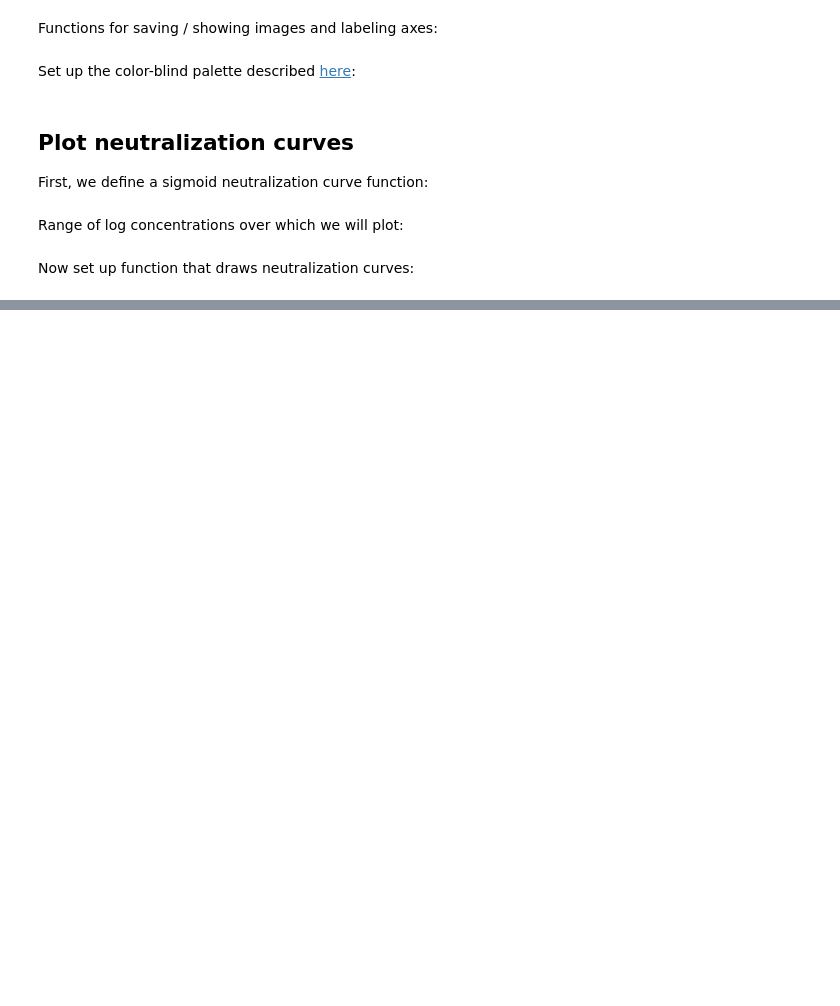
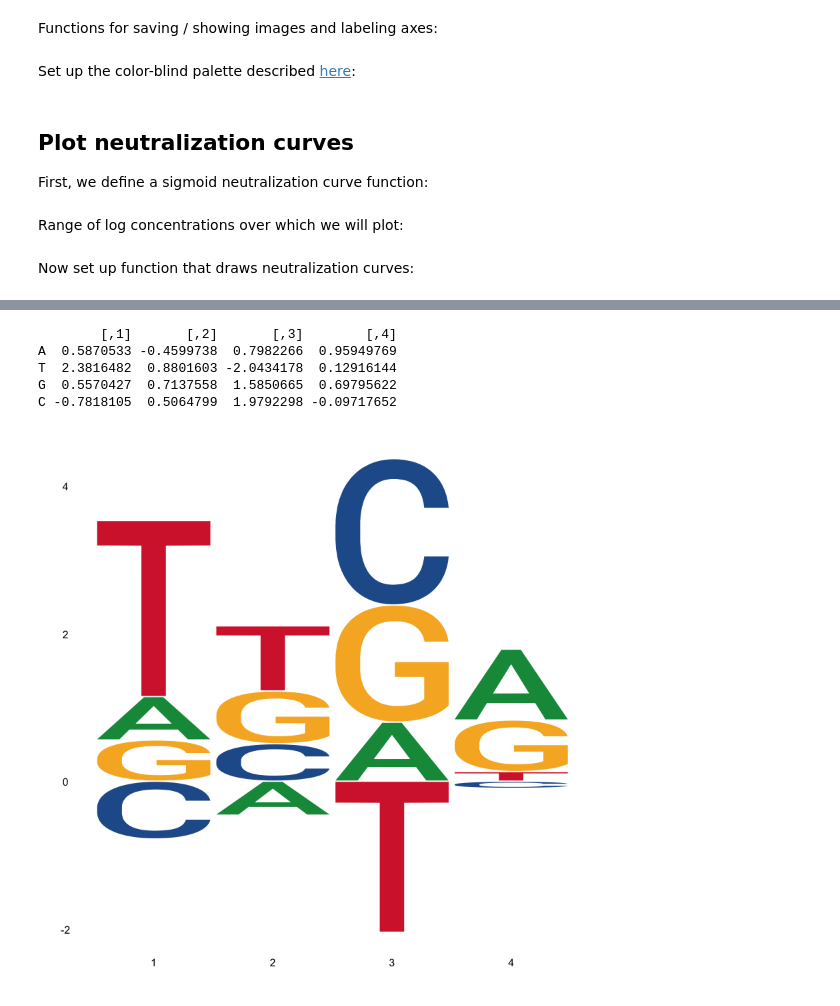
Before and after one commit to jbloomlab/HA_antibody_ease_of_escape, a Jupyter notebook: paper/figs/fracsurvive_example/fracsurvive_example.ipynb, the cells around one changed output, grey strips where cells are left out. Drawn from its saved outputs; the diff is of its cells as text; code cells hidden in the pictures; blank space fills up the shorter version.

```diff
--- a/paper/figs/fracsurvive_example/fracsurvive_example.ipynb
+++ b/paper/figs/fracsurvive_example/fracsurvive_example.ipynb
@@ -120,0 +161,13 @@ saveShowPlot(p[[3]], width=5, height=3)
+# %%
+mat <- matrix(rnorm(16), nrow=4, dimnames=list(c('A', 'T', 'G', 'C')))
+print(mat)
+ggseqlogo(mat,
+  method='custom',
+  seq_type='dna')
+# %% [output]
+        [,1]       [,2]       [,3]        [,4]
+A  0.5870533 -0.4599738  0.7982266  0.95949769
+T  2.3816482  0.8801603 -2.0434178  0.12916144
+G  0.5570427  0.7137558  1.5850665  0.69795622
+C -0.7818105  0.5064799  1.9792298 -0.09717652
+[figure, added]
```
Also changed, not shown: parts of 3 cells of this notebook.
